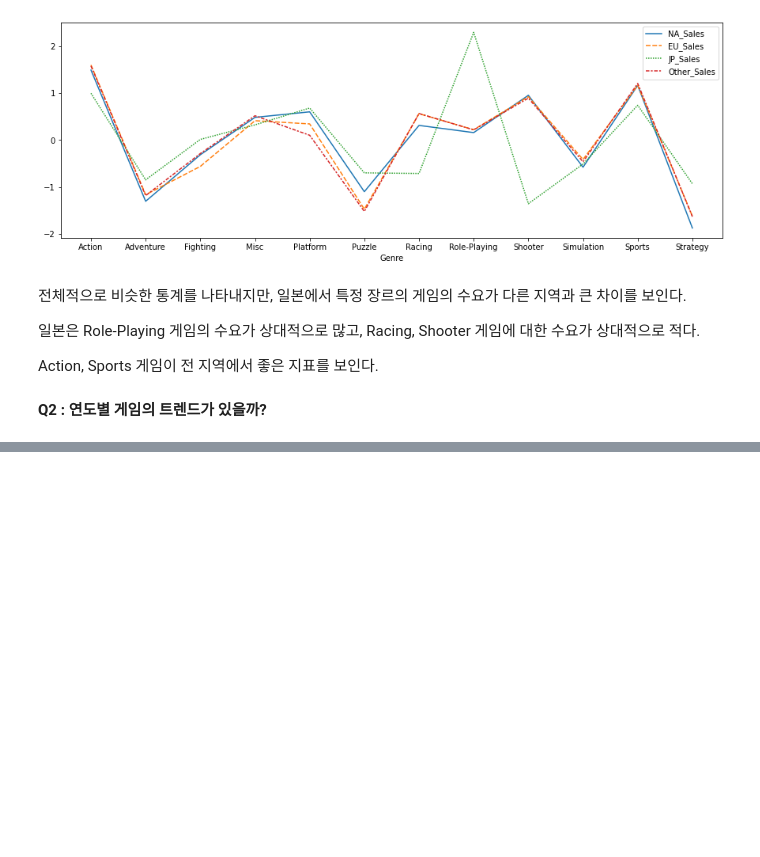
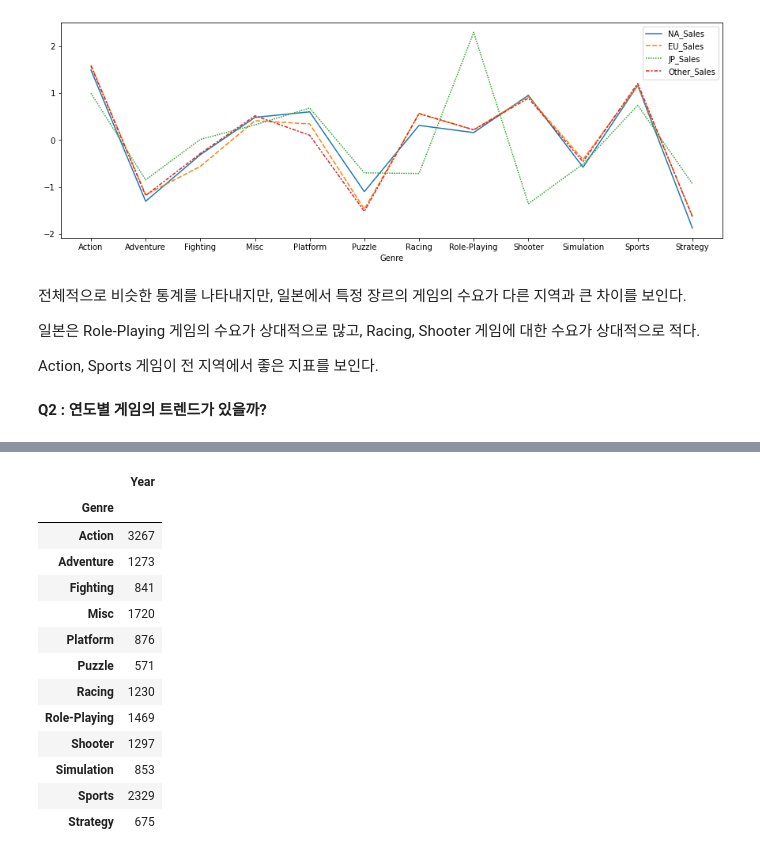
Before and after one commit to IlsuSong/Section1_Project, a Jupyter notebook: AI_14_송일수_Section1.ipynb, the cells around one changed output, grey strips where cells are left out. Cells and saved outputs as stored; diff of their text form; code cells hidden in the pictures; blank space fills up the shorter version.

```diff
--- a/AI_14_송일수_Section1.ipynb
+++ b/AI_14_송일수_Section1.ipynb
@@ -166,0 +256,19 @@ Name: Genre, dtype: int64
+# %%
+kkk=yg.groupby(yg.Genre).count()
+# %%
+kkk
+# %% [output]
+|  | Year |
+| Genre |  |
+| Action | 3267 |
+| Adventure | 1273 |
+| Fighting | 841 |
+| Misc | 1720 |
+| Platform | 876 |
+| Puzzle | 571 |
+| Racing | 1230 |
+| Role-Playing | 1469 |
+| Shooter | 1297 |
+| Simulation | 853 |
+| Sports | 2329 |
+| Strategy | 675 |
```
Also changed, not shown: parts of 14 cells of this notebook.
